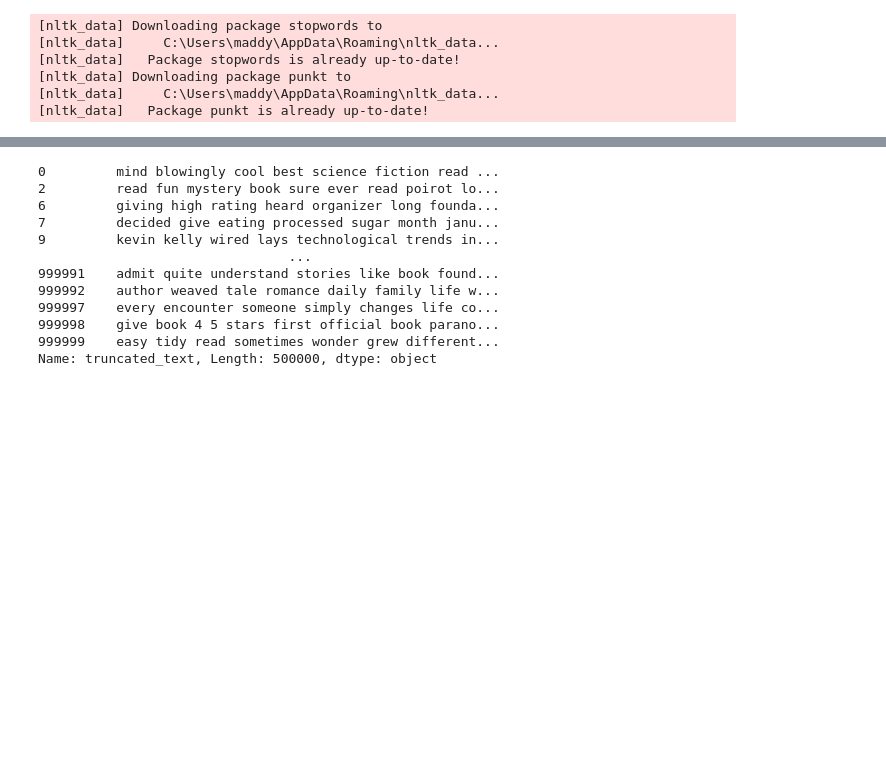
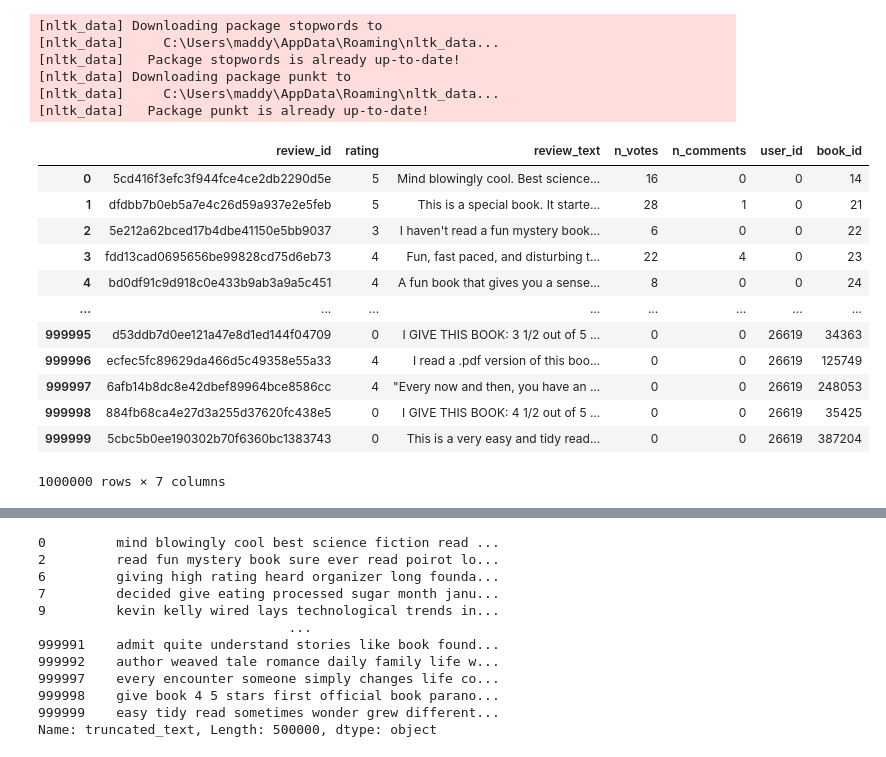
Before and after one commit to mud66/Recommender-System-GoodReads, a Jupyter notebook: ReviewsSentiment.ipynb, the cells around one changed output, grey strips where cells are left out. Drawn from its saved outputs; the diff is of its cells as text; code cells hidden in the pictures; blank space fills up the shorter version.

```diff
--- a/ReviewsSentiment.ipynb
+++ b/ReviewsSentiment.ipynb
@@ -23,6 +23,22 @@ stop_words = set(stopwords.words('english'))
 [nltk_data]   Package punkt is already up-to-date!
 # %%
 reviews = pd.read_pickle('Pickle/reviews.pkl')
+# %%
+reviews
+# %% [output]
+|  | review_id | rating | review_text | n_votes | n_comments | user_id | book_id |
+| 0 | 5cd416f3efc3f944fce4ce2db2290d5e | 5 | Mind blowingly cool. Best science... | 16 | 0 | 0 | 14 |
+| 1 | dfdbb7b0eb5a7e4c26d59a937e2e5feb | 5 | This is a special book. It starte... | 28 | 1 | 0 | 21 |
+| 2 | 5e212a62bced17b4dbe41150e5bb9037 | 3 | I haven't read a fun mystery book... | 6 | 0 | 0 | 22 |
+| 3 | fdd13cad0695656be99828cd75d6eb73 | 4 | Fun, fast paced, and disturbing t... | 22 | 4 | 0 | 23 |
+| 4 | bd0df91c9d918c0e433b9ab3a9a5c451 | 4 | A fun book that gives you a sense... | 8 | 0 | 0 | 24 |
+| ... | ... | ... | ... | ... | ... | ... | ... |
+| 999995 | d53ddb7d0ee121a47e8d1ed144f04709 | 0 | I GIVE THIS BOOK: 3 1/2 out of 5 ... | 0 | 0 | 26619 | 34363 |
+| 999996 | ecfec5fc89629da466d5c49358e55a33 | 4 | I read a .pdf version of this boo... | 0 | 0 | 26619 | 125749 |
+| 999997 | 6afb14b8dc8e42dbef89964bce8586cc | 4 | "Every now and then, you have an ... | 0 | 0 | 26619 | 248053 |
+| 999998 | 884fb68ca4e27d3a255d37620fc438e5 | 0 | I GIVE THIS BOOK: 4 1/2 out of 5 ... | 0 | 0 | 26619 | 35425 |
+| 999999 | 5cbc5b0ee190302b70f6360bc1383743 | 0 | This is a very easy and tidy read... | 0 | 0 | 26619 | 387204 |
+1000000 rows × 7 columns
 # %%
 #tokenizer and model
 model_name = "distilbert-base-uncased-finetuned-sst-2-english"
```
Also changed, not shown: parts of 1 cell of this notebook, 1 other file.
